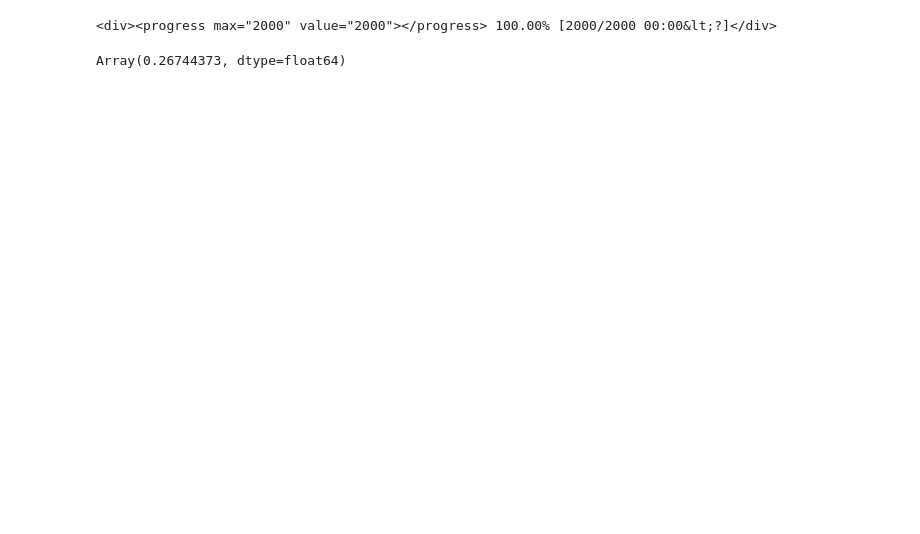
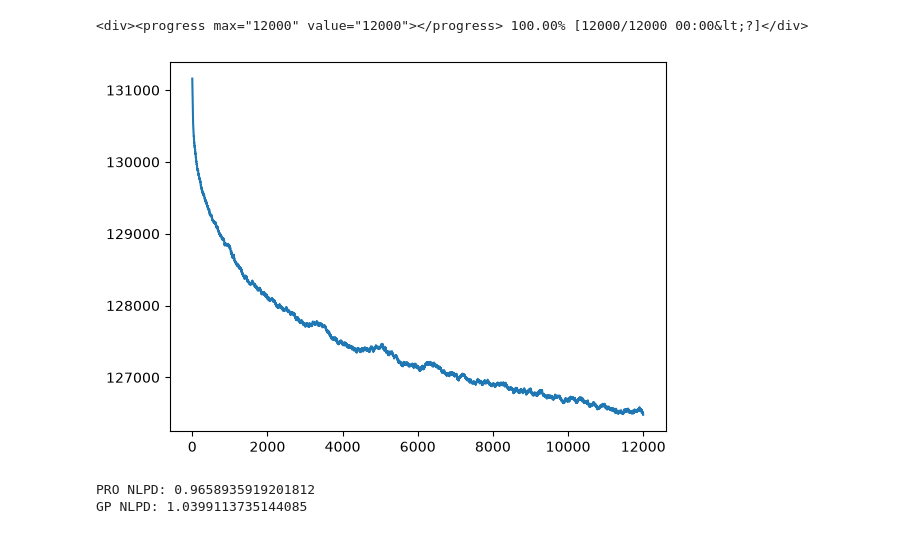
Before and after one commit to callum-kl/non-parametric-pro, a Jupyter notebook: notebooks/uci.ipynb, the cells around one changed output. Cells and saved outputs as stored; diff of their text form; code cells hidden in the pictures; blank space fills up the shorter version.

```diff
--- a/notebooks/uci.ipynb
+++ b/notebooks/uci.ipynb
@@ -134,18 +189,39 @@ if adapt:
-# %%
-algorithm = parametric_ula(pro_logdensity_fn, adaptation_params if adapt else pro_params)
-
-out, info = run_inference_algorithm(
-    rng_key=key,
-    inference_algorithm=algorithm,
-    num_steps=2000,
-    initial_position=adaptation_position if adapt else initial_position,
-    progress_bar=True
-)
-# %% [output]
-<div><progress max="2000" value="2000"></progress> 100.00% [2000/2000 00:00&lt;?]</div>
+# %%
+_basis, _residual_std = compute_inducing_basis(inducing_basis, pro_kernel, _x_train)
+
+pro_params = pro_params._replace(step_size=0.0001)
+pro_params = pro_params._replace(basis=_basis)
+pro_params = pro_params._replace(residual_std=_residual_std)
+pro_params = pro_params._replace(y=_y_train)
+# %%
+num_steps = 12000
+algorithm = parametric_ula(pro_logdensity_fn, pro_params)
+
+out, info = run_inference_algorithm(
+    rng_key=key,
+    inference_algorithm=algorithm,
+    num_steps=num_steps,
+    initial_position=pro_position,
+    progress_bar=True
+)
+
+plt.plot(-info[1].score)
+plt.show()
+# %% [output]
+<div><progress max="12000" value="12000"></progress> 100.00% [12000/12000 00:00&lt;?]</div>
+[figure, added]
 # %%
-test_basis, test_cov = prediction_basis(gp_kernel, x_train, x_test, pro_params, inducing_basis=inducing_basis if inducing else None)
+burn = int(num_steps // 1.4)
+thin = 50
+_inducing_basis = inducing_basis if inducing else None
 
-nlpd_pro(y_test, test_basis, test_cov, out.position, sigma=pro_params.sigma)
+# particles = info[0].position[burn:][::thin]
+particles = pro_position
+
+test_basis, test_cov = prediction_basis(pro_kernel, x_train, x_test, pro_params, inducing_basis=_inducing_basis)
+
+print("PRO NLPD:", nlpd_pro(y_test, test_basis, test_cov, particles, parameters=pro_params))
+print("GP NLPD:", nlpd_gp(y_test, v_gp_predictive_mean, v_gp_predictive_std))
 # %% [output]
-Array(0.26744373, dtype=float64)
+PRO NLPD: 0.9658935919201812
+GP NLPD: 1.0399113735144085
```
Also changed, not shown: parts of 10 cells of this notebook, 11 other files.
